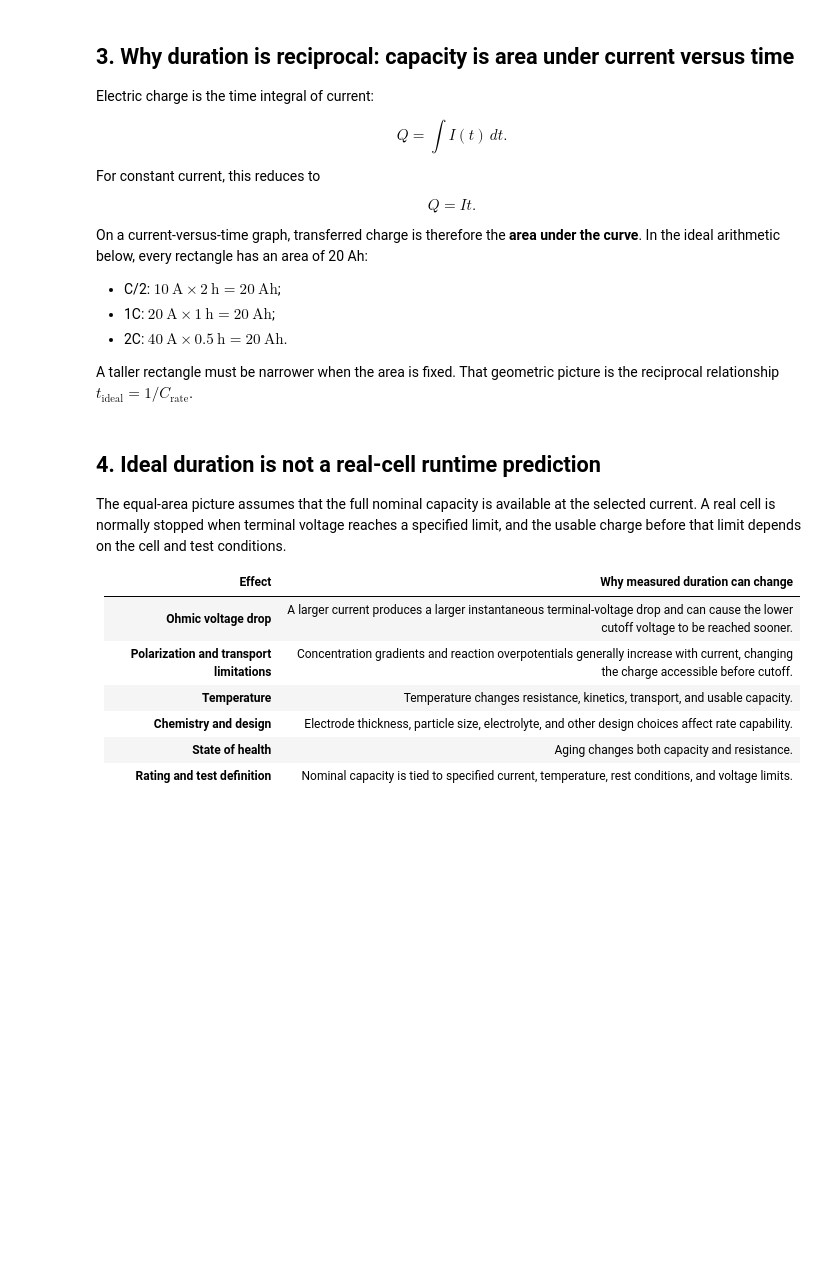
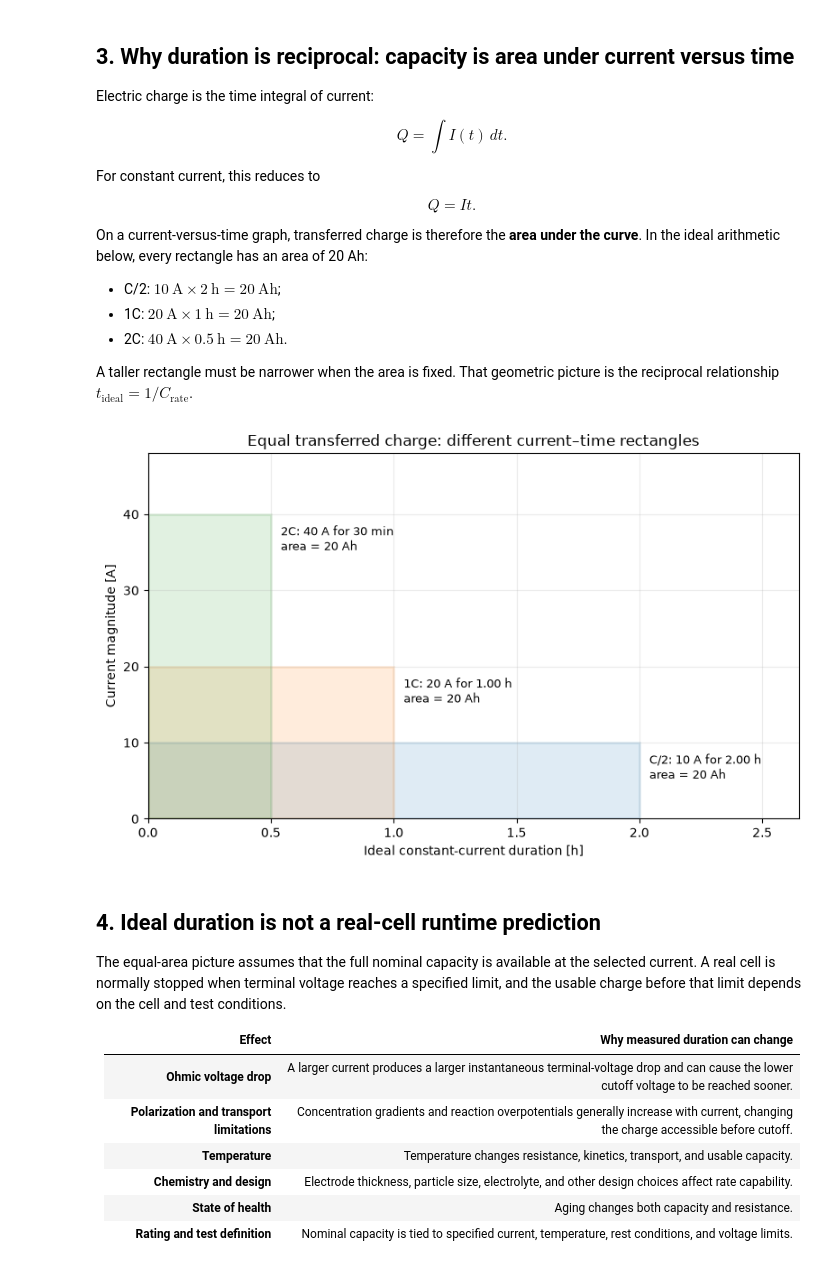
Before and after one commit to Morshedvarzandeh/battery-core, a Jupyter notebook: notebooks/fundamentals/02_capacity_and_c_rate.ipynb, the cells around one changed output. Drawn from its saved outputs; the diff is of its cells as text; code cells hidden in the pictures; blank space fills up the shorter version.

```diff
--- a/notebooks/fundamentals/02_capacity_and_c_rate.ipynb
+++ b/notebooks/fundamentals/02_capacity_and_c_rate.ipynb
@@ -58,7 +58,9 @@ def pretty_time(hours: float) -> str:
     return f"{hours:.2f} h" if hours >= 1.0 else f"{hours * 60.0:.0f} min"
 
 
-currents_a = current_from_c_rate(NOMINAL_CAPACITY_AH, C_RATES)
+currents_a = current_from_c_rate(
+    nominal_capacity_ah=NOMINAL_CAPACITY_AH, c_rate=C_RATES
+)
 durations_h = ideal_duration_hours(C_RATES)
 
 print(f"Nominal capacity: {NOMINAL_CAPACITY_AH:.0f} Ah\n")
@@ -103,7 +117,9 @@ A taller rectangle must be narrower when the area is fixed. That geometric pictu
 # %%
 area_rates = np.array([0.5, 1.0, 2.0])
 area_labels = ["C/2", "1C", "2C"]
-area_currents = current_from_c_rate(NOMINAL_CAPACITY_AH, area_rates)
+area_currents = current_from_c_rate(
+    nominal_capacity_ah=NOMINAL_CAPACITY_AH, c_rate=area_rates
+)
 area_durations = ideal_duration_hours(area_rates)
 plot_colors = plt.rcParams["axes.prop_cycle"].by_key()["color"]
 
@@ -116,33 +132,35 @@ for index, (label, current, duration) in enumerate(
     rectangle = Rectangle(
         (0.0, 0.0),
         float(duration),
         float(current),
         facecolor=color,
         edgecolor=color,
         alpha=0.14,
         linewidth=2,
     )
     ax.add_patch(rectangle)
     ax.annotate(
         f"{label}: {current:.0f} A for {pretty_time(float(duration))}\n"
         f"area = {current * duration:.0f} Ah",
         xy=(float(duration), float(current)),
         xytext=(8, -8),
         textcoords="offset points",
         fontsize=9,
         va="top",
     )
 
 ax.set(
     xlim=(0.0, 2.65),
     ylim=(0.0, 48.0),
     xlabel="Ideal constant-current duration [h]",
     ylabel="Current magnitude [A]",
     title="Equal transferred charge: different current–time rectangles",
 )
 ax.grid(True, alpha=0.25)
 fig.tight_layout()
 plt.show()
+# %% [output]
+[figure, added]
 # %% [markdown]
 ## 4. Ideal duration is not a real-cell runtime prediction
 
```
Also changed, not shown: parts of 2 cells of this notebook, 10 other files.
